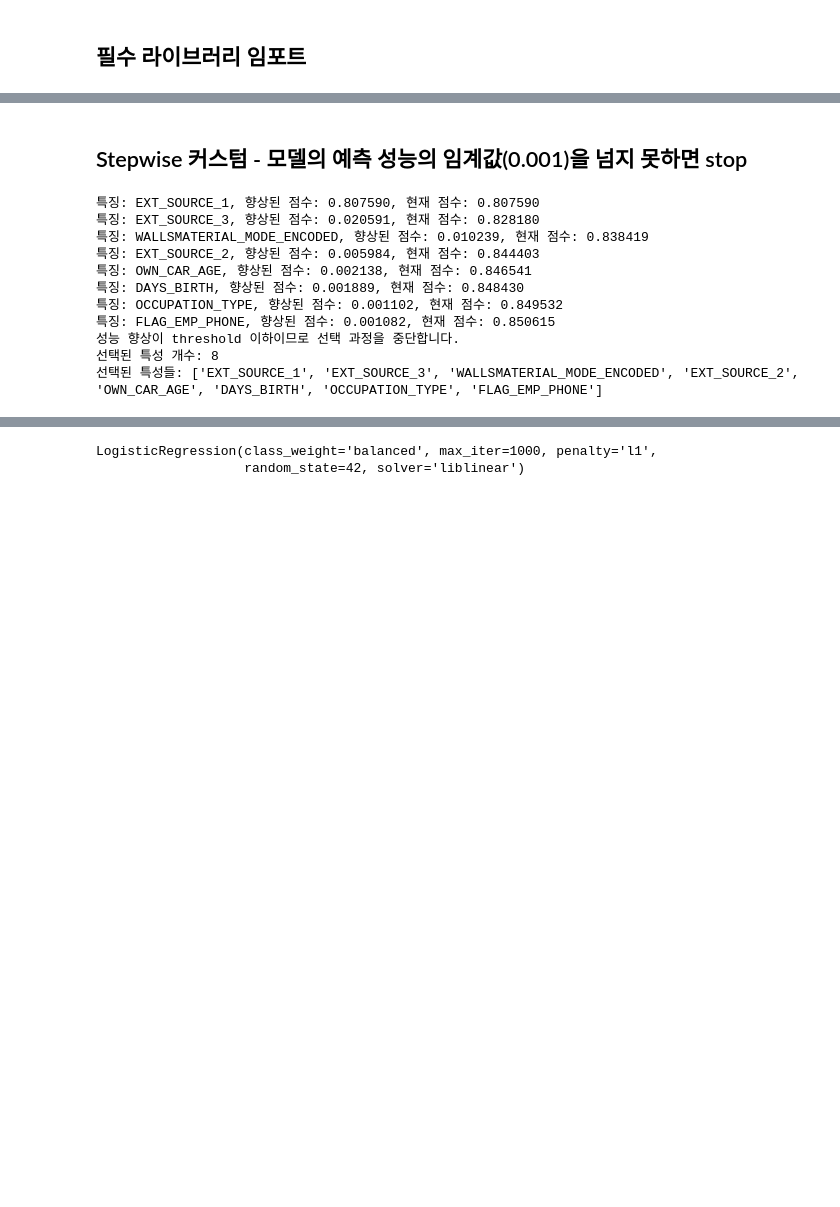
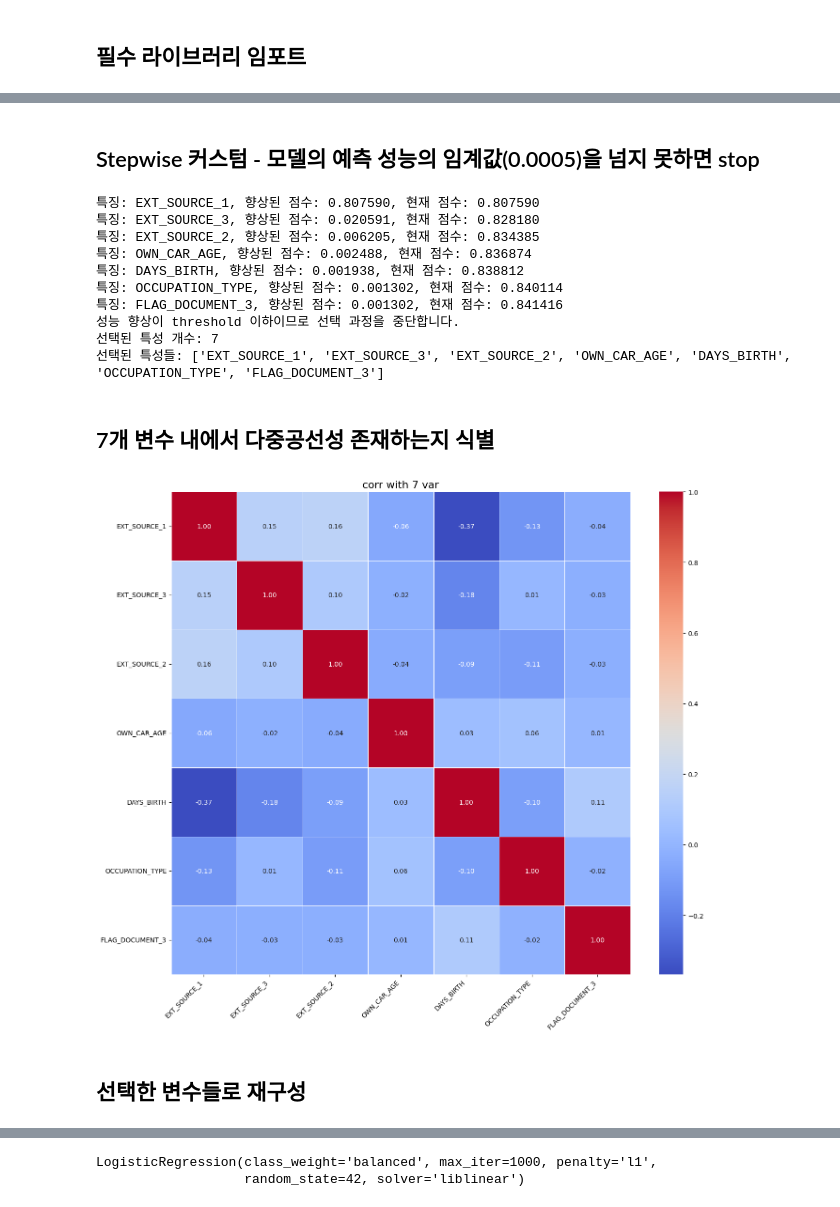
Before and after one commit to ppp1969/DataMining_TeamProject, a Jupyter notebook: jsh.ipynb, the cells around one changed output, grey strips where cells are left out. Drawn from its saved outputs; the diff is of its cells as text; code cells hidden in the pictures; blank space fills up the shorter version.

```diff
--- a/jsh.ipynb
+++ b/jsh.ipynb
@@ -77,7 +63,7 @@ plt.show()
 # %%
 # 타겟 변수와 특성 분리
-X = df_drop_avg_medi.drop('TARGET', axis=1)  # 'target'을 실제 타겟 변수 이름으로 변경
-y = df_drop_avg_medi['TARGET']
+X = df.drop('TARGET', axis=1)  # 'target'을 실제 타겟 변수 이름으로 변경
+y = df['TARGET']
 # %%
 X_train, X_test, y_train, y_test = train_test_split(X, y,
                                                     test_size=0.2,
@@ -110,7 +96,7 @@ y_train index: Index([204118,  71550, 230283, 307046, 164472,  74753,  59944,  4
        208886],
       dtype='int64', length=246005)
 # %% [markdown]
-## Stepwise 커스텀 - 모델의 예측 성능의 임계값(0.001)을 넘지 못하면 stop
+## Stepwise 커스텀 - 모델의 예측 성능의 임계값(0.0005)을 넘지 못하면 stop
 # %%
 import numpy as np
 import pandas as pd
@@ -123,7 +109,7 @@ def stepwise_selection(X, y,
                        model,
                        scoring='roc_auc',
                        cv=5,
-                       threshold=1e-3,
+                       threshold=0.0005,
                        max_features=None,
                        direction='forward'):
     """
@@ -216,13 +202,12 @@ print("선택된 특성들:", selected_features)
 # %% [output]
 특징: EXT_SOURCE_1, 향상된 점수: 0.807590, 현재 점수: 0.807590
 특징: EXT_SOURCE_3, 향상된 점수: 0.020591, 현재 점수: 0.828180
-특징: WALLSMATERIAL_MODE_ENCODED, 향상된 점수: 0.010239, 현재 점수: 0.838419
-특징: EXT_SOURCE_2, 향상된 점수: 0.005984, 현재 점수: 0.844403
-특징: OWN_CAR_AGE, 향상된 점수: 0.002138, 현재 점수: 0.846541
-특징: DAYS_BIRTH, 향상된 점수: 0.001889, 현재 점수: 0.848430
-특징: OCCUPATION_TYPE, 향상된 점수: 0.001102, 현재 점수: 0.849532
-특징: FLAG_EMP_PHONE, 향상된 점수: 0.001082, 현재 점수: 0.850615
+특징: EXT_SOURCE_2, 향상된 점수: 0.006205, 현재 점수: 0.834385
+특징: OWN_CAR_AGE, 향상된 점수: 0.002488, 현재 점수: 0.836874
+특징: DAYS_BIRTH, 향상된 점수: 0.001938, 현재 점수: 0.838812
+특징: OCCUPATION_TYPE, 향상된 점수: 0.001302, 현재 점수: 0.840114
+특징: FLAG_DOCUMENT_3, 향상된 점수: 0.001302, 현재 점수: 0.841416
 성능 향상이 threshold 이하이므로 선택 과정을 중단합니다.
-선택된 특성 개수: 8
-선택된 특성들: ['EXT_SOURCE_1', 'EXT_SOURCE_3', 'WALLSMATERIAL_MODE_ENCODED', 'EXT_SOURCE_2', 'OWN_CAR_AGE', 'DAYS_BIRTH', 'OCCUPATION_TYPE', 'FLAG_EMP_PHONE']
+선택된 특성 개수: 7
+선택된 특성들: ['EXT_SOURCE_1', 'EXT_SOURCE_3', 'EXT_SOURCE_2', 'OWN_CAR_AGE', 'DAYS_BIRTH', 'OCCUPATION_TYPE', 'FLAG_DOCUMENT_3']
 # %%
@@ -230,3 +215,33 @@ print("선택된 특성들:", selected_features)
+# %% [markdown]
+## 7개 변수 내에서 다중공선성 존재하는지 식별
+# %%
+# corr 행렬 계산
+corr_matrix = df[selected_features].corr()
+# 히트맵 시각화
+plt.figure(figsize=(14, 12))
+heatmap = sns.heatmap(corr_matrix,
+                      cmap='coolwarm',
+                      annot=True,        # 숫자 값 표시
+                      fmt=".2f",         # 소수점 두 자리까지 표시
+                      linewidths=0.5,    # 셀 간격
+                      linecolor='white') # 셀 간 선 색상
+
+# 제목 설정
+plt.title('corr with 7 var', fontsize=16)
+
+# 축 레이블 회전 (필요시)
+plt.xticks(rotation=45, ha='right')
+plt.yticks(rotation=0)
+
+# 레이아웃 조정
+plt.tight_layout()
+
+# 히트맵 표시
+plt.show()
+# %% [output]
+[figure, added]
+# %% [markdown]
+## 선택한 변수들로 재구성
 # %%
 # 선택된 특성을 사용하여 훈련 및 테스트 데이터 재구성
 X_train = X_train[selected_features]
```
Also changed, not shown: parts of 50 cells of this notebook.
